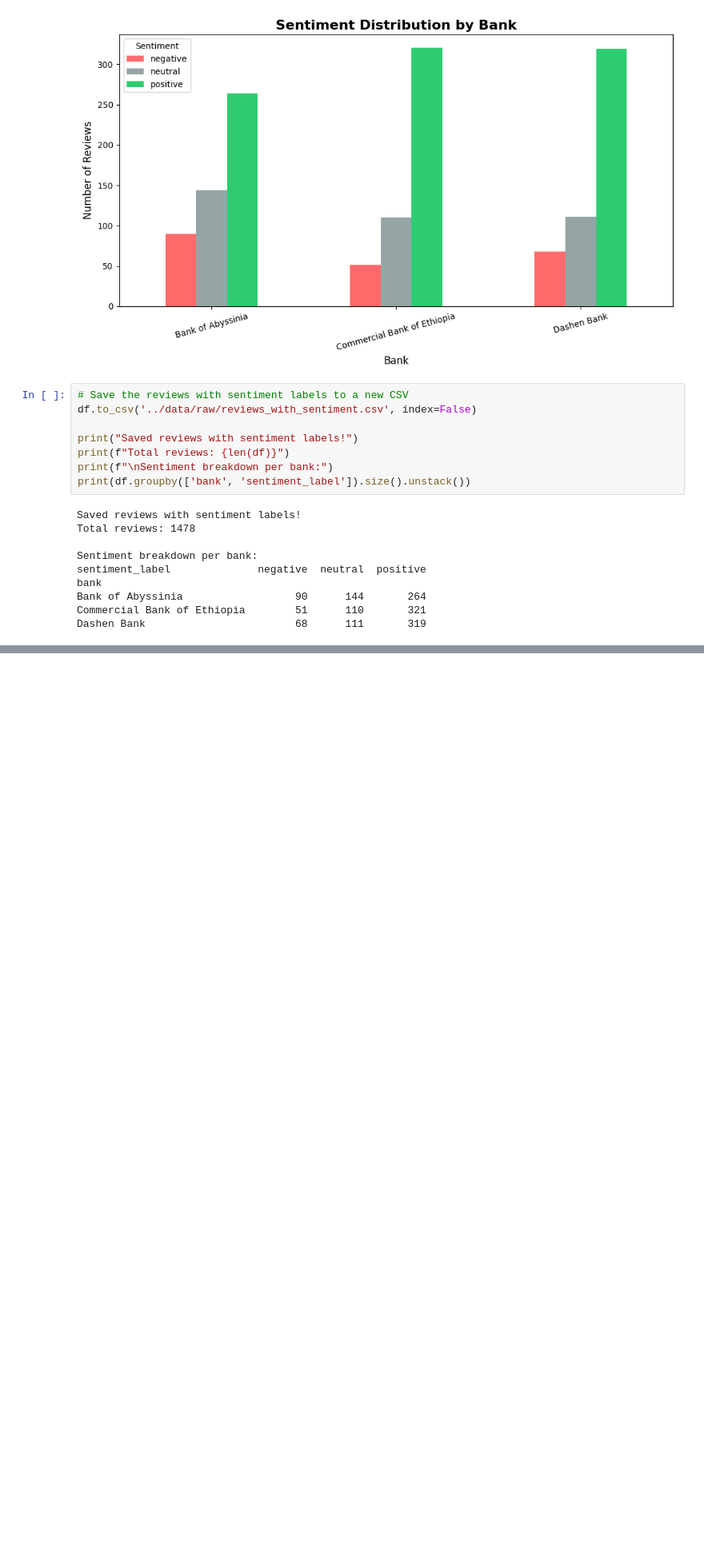
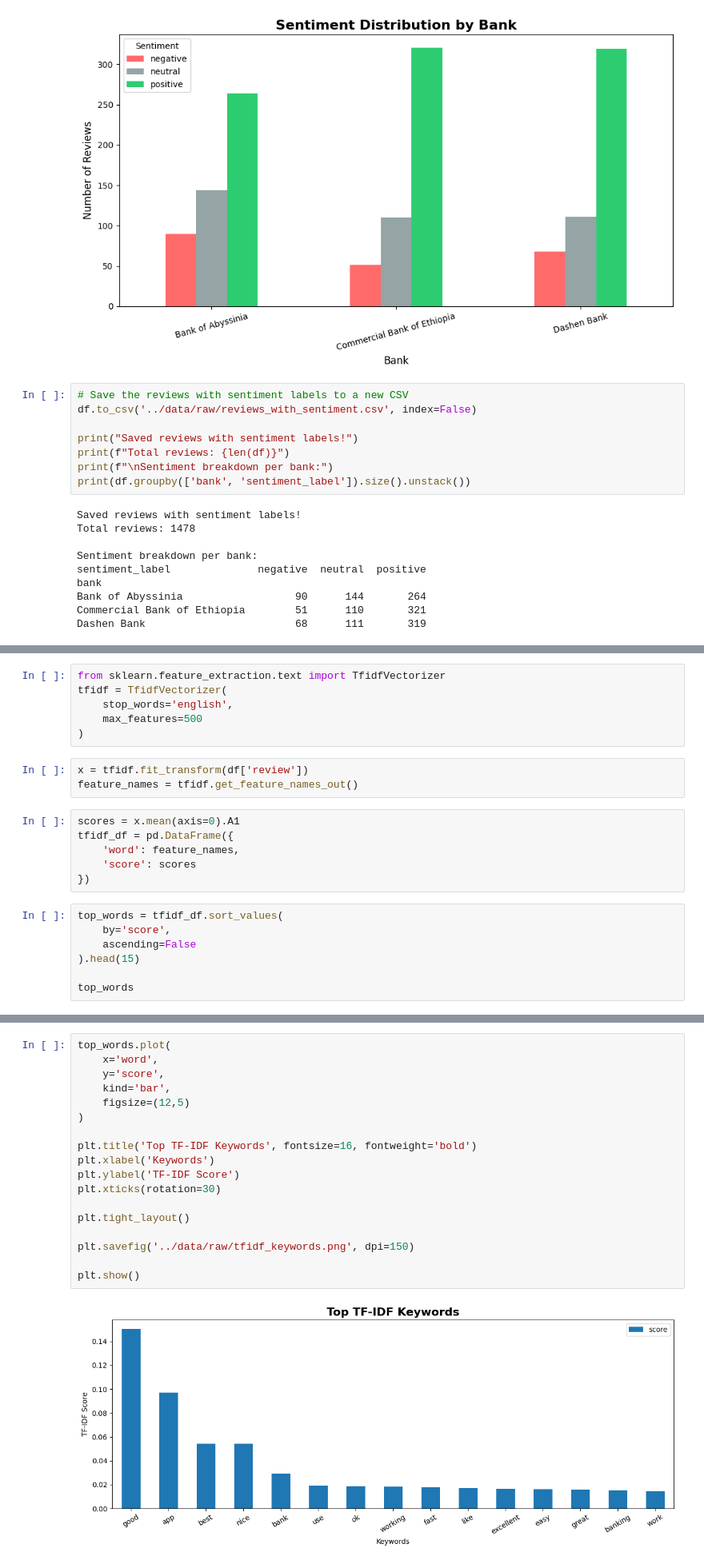
Before and after one commit to Fikir112/fintech-review-analytics, a Jupyter notebook: notebooks/task2_sentiment.ipynb, the cells around one changed output, grey strips where cells are left out. Shown at 80% size. Cells and saved outputs as stored; diff of their text form; blank space fills up the shorter version.

```diff
--- a/notebooks/task2_sentiment.ipynb
+++ b/notebooks/task2_sentiment.ipynb
@@ -109,0 +147,22 @@ Dashen Bank                        68      111       319
+# %%
+from sklearn.feature_extraction.text import TfidfVectorizer
+tfidf = TfidfVectorizer(
+    stop_words='english',
+    max_features=500
+)
+# %%
+x = tfidf.fit_transform(df['review'])
+feature_names = tfidf.get_feature_names_out()
+# %%
+scores = x.mean(axis=0).A1
+tfidf_df = pd.DataFrame({
+    'word': feature_names,
+    'score': scores
+})
+# %%
+top_words = tfidf_df.sort_values(
+    by='score',
+    ascending=False
+).head(15)
+
+top_words
@@ -109,0 +186,20 @@ Dashen Bank                        68      111       319
+# %%
+top_words.plot(
+    x='word',
+    y='score',
+    kind='bar',
+    figsize=(12,5)
+)
+
+plt.title('Top TF-IDF Keywords', fontsize=16, fontweight='bold')
+plt.xlabel('Keywords')
+plt.ylabel('TF-IDF Score')
+plt.xticks(rotation=30)
+
+plt.tight_layout()
+
+plt.savefig('../data/raw/tfidf_keywords.png', dpi=150)
+
+plt.show()
+# %% [output]
+[figure, added]
```
Also changed, not shown: parts of 10 cells of this notebook, 3 other files.
